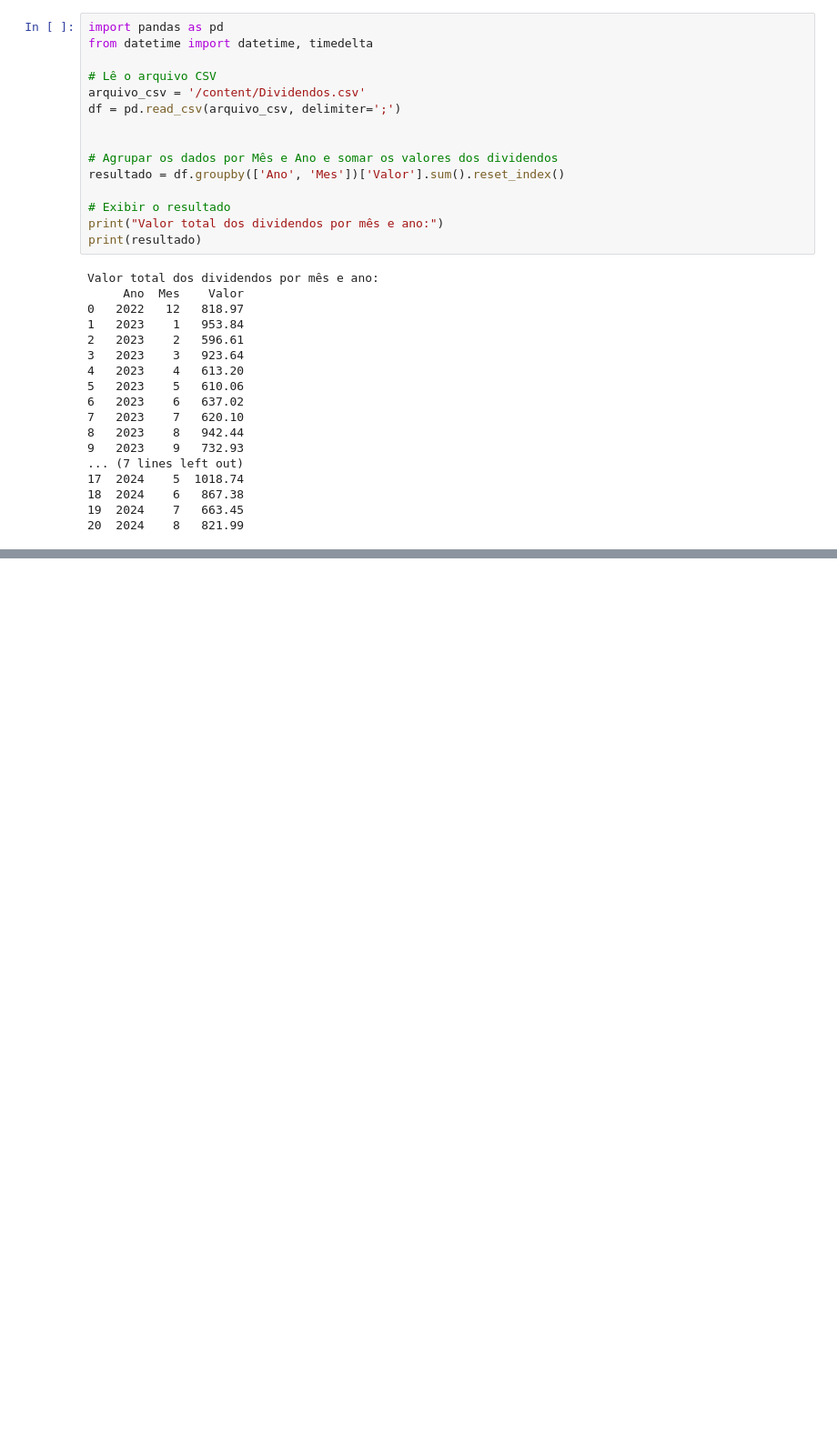
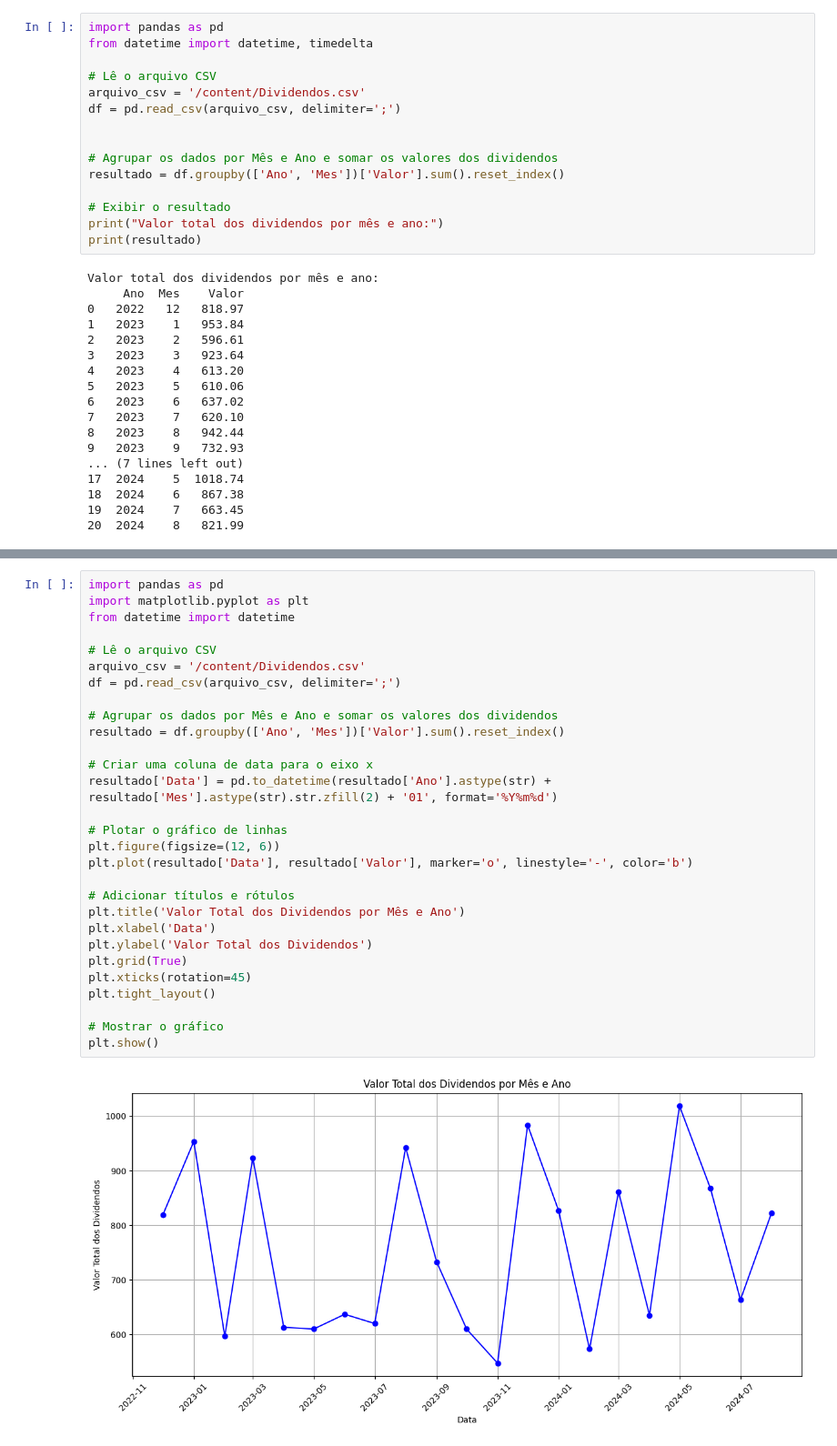
Before and after one commit to JulianotCosta/Dictionary_IA, a Jupyter notebook: cotação_de_ações_e_FII.ipynb, the cells around one changed output, grey strips where cells are left out. Shown: that part at 91% size. Drawn from its saved outputs; the diff is of its cells as text; blank space fills up the shorter version.

```diff
--- a/cotação_de_ações_e_FII.ipynb
+++ b/cotação_de_ações_e_FII.ipynb
@@ -397,0 +389,31 @@ Valor total dos dividendos por mês e ano:
+# %%
+import pandas as pd
+import matplotlib.pyplot as plt
+from datetime import datetime
+
+# Lê o arquivo CSV
+arquivo_csv = '/content/Dividendos.csv'
+df = pd.read_csv(arquivo_csv, delimiter=';')
+
+# Agrupar os dados por Mês e Ano e somar os valores dos dividendos
+resultado = df.groupby(['Ano', 'Mes'])['Valor'].sum().reset_index()
+
+# Criar uma coluna de data para o eixo x
+resultado['Data'] = pd.to_datetime(resultado['Ano'].astype(str) + resultado['Mes'].astype(str).str.zfill(2) + '01', format='%Y%m%d')
+
+# Plotar o gráfico de linhas
+plt.figure(figsize=(12, 6))
+plt.plot(resultado['Data'], resultado['Valor'], marker='o', linestyle='-', color='b')
+
+# Adicionar títulos e rótulos
+plt.title('Valor Total dos Dividendos por Mês e Ano')
+plt.xlabel('Data')
+plt.ylabel('Valor Total dos Dividendos')
+plt.grid(True)
+plt.xticks(rotation=45)
+plt.tight_layout()
+
+# Mostrar o gráfico
+plt.show()
+# %% [output]
+[figure, added]
```
Also changed, not shown: parts of 18 cells of this notebook.
